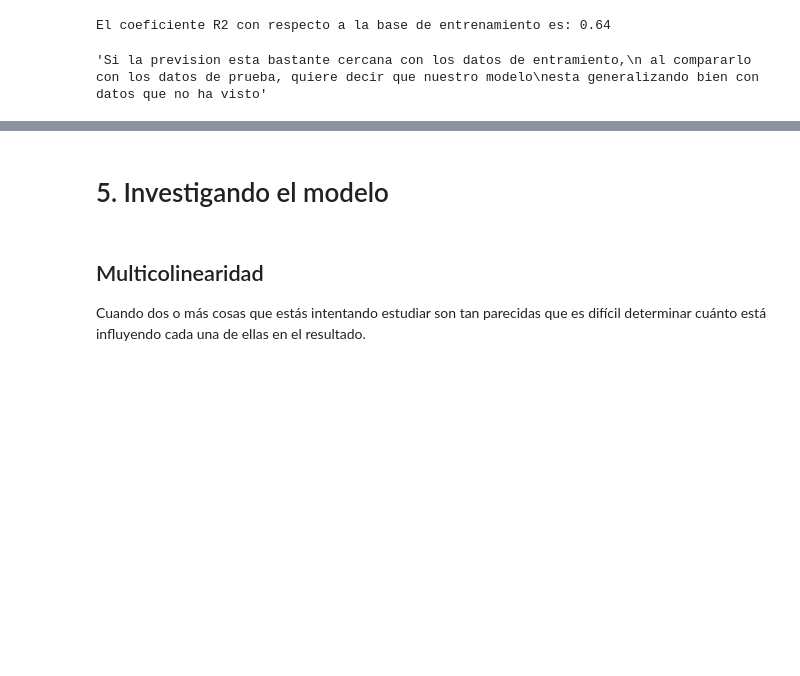
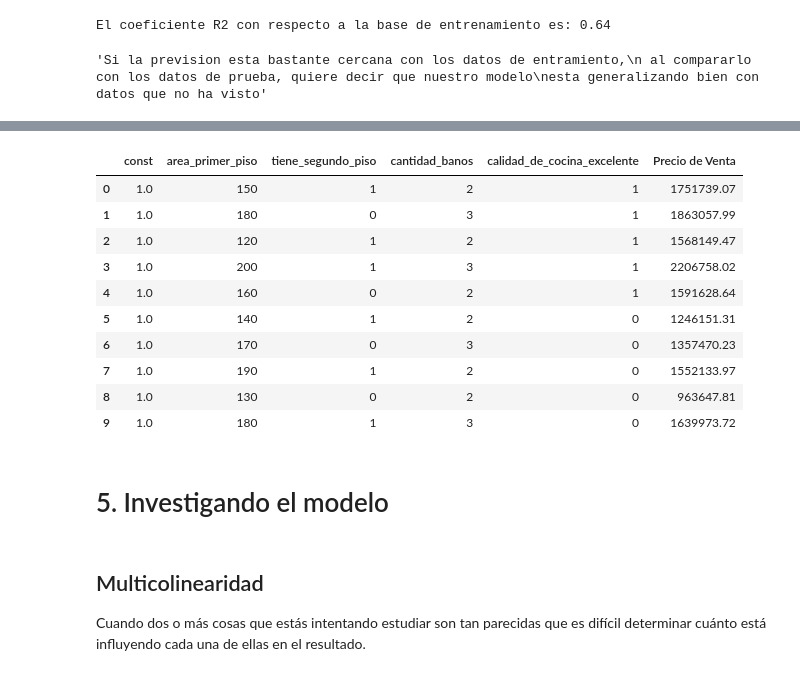
Before and after one commit to LejImkoaj/data-sciencie-regresion-lineal, a Jupyter notebook: precios_de_inmuebles_regresion_lineal.ipynb, the cells around one changed output, grey strips where cells are left out. Drawn from its saved outputs; the diff is of its cells as text; code cells hidden in the pictures; blank space fills up the shorter version.

```diff
--- a/precios_de_inmuebles_regresion_lineal.ipynb
+++ b/precios_de_inmuebles_regresion_lineal.ipynb
@@ -549,3 +601,6 @@ El coeficiente R2 con respecto a la base de entrenamiento es: 0.64
 <img src="https://i.imgur.com/i0skFlB.jpeg" width="600"/>
 # %%
 # Leyendo varias casas?
+
+nuevas_casas = pd.read_csv('/content/nuevas_casas.csv', sep=';')
+nuevas_casas.head()
@@ -552,8 +614,28 @@ El coeficiente R2 con respecto a la base de entrenamiento es: 0.64
+# %%
+#Eliminando la columna Casa
+nuevas_casas.drop(columns='Casa', inplace=True)
 # %%
 # Añadiendo una constante
+
+nuevas_casas = sm.add_constant(nuevas_casas)
 # %%
 # Cuál es el precio de estas nuevas casas?
 # precio_casas = pd.DataFrame()
+
+nuevas_casas['Precio de Venta'] = modelo_3.predict(nuevas_casas).round(2)
+nuevas_casas
+# %% [output]
+|  | const | area_primer_piso | tiene_segundo_piso | cantidad_banos | calidad_de_cocina_excelente | Precio de Venta |
+| 0 | 1.0 | 150 | 1 | 2 | 1 | 1751739.07 |
+| 1 | 1.0 | 180 | 0 | 3 | 1 | 1863057.99 |
+| 2 | 1.0 | 120 | 1 | 2 | 1 | 1568149.47 |
+| 3 | 1.0 | 200 | 1 | 3 | 1 | 2206758.02 |
+| 4 | 1.0 | 160 | 0 | 2 | 1 | 1591628.64 |
+| 5 | 1.0 | 140 | 1 | 2 | 0 | 1246151.31 |
+| 6 | 1.0 | 170 | 0 | 3 | 0 | 1357470.23 |
+| 7 | 1.0 | 190 | 1 | 2 | 0 | 1552133.97 |
+| 8 | 1.0 | 130 | 0 | 2 | 0 | 963647.81 |
+| 9 | 1.0 | 180 | 1 | 3 | 0 | 1639973.72 |
 # %% [markdown]
 # 5. Investigando el modelo
 # %% [markdown]
```
Also changed, not shown: parts of 16 cells of this notebook.
